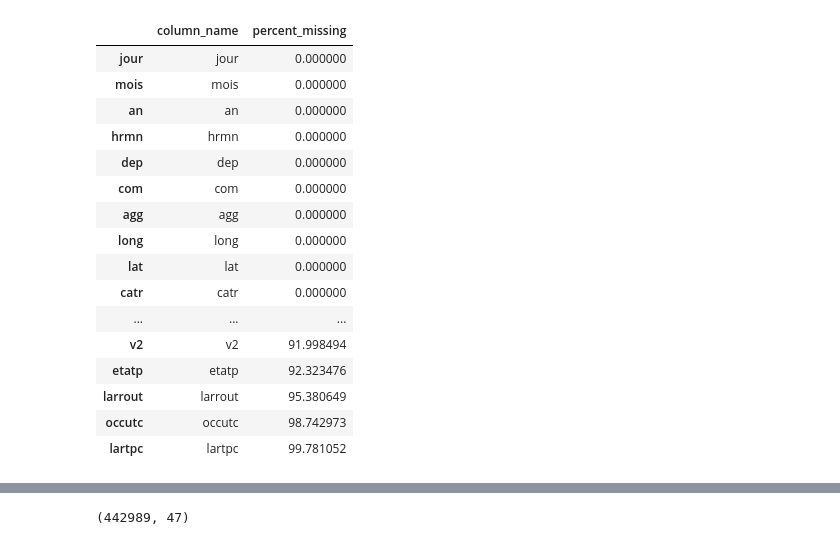
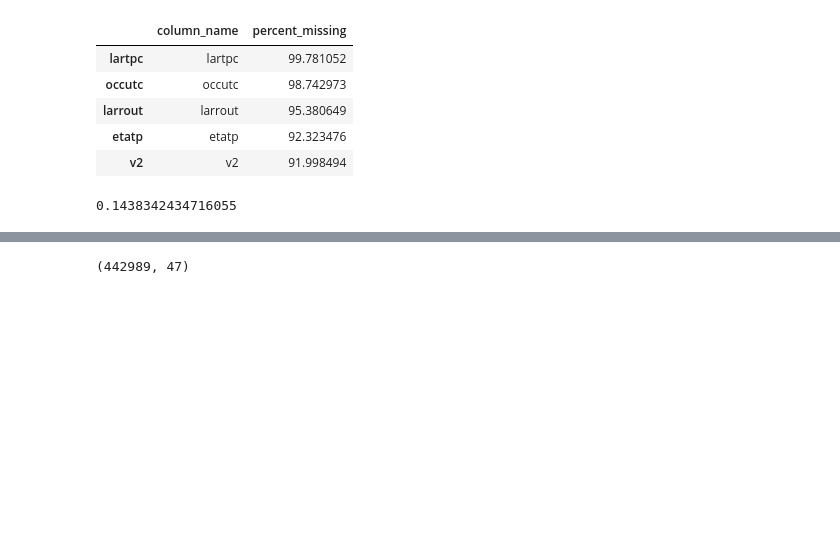
Before and after one commit to karatruc/Streamlit, a Jupyter notebook: Notebooks/Preprocessing/1.Traitements_Donnees.ipynb, the cells around one changed output, grey strips where cells are left out. Cells and saved outputs as stored; diff of their text form; code cells hidden in the pictures; blank space fills up the shorter version.

```diff
--- a/Notebooks/Preprocessing/1.Traitements_Donnees.ipynb
+++ b/Notebooks/Preprocessing/1.Traitements_Donnees.ipynb
@@ -4,5 +6,8 @@ import numpy as np
 import matplotlib.pyplot as plt
 import seaborn as sns
 from scipy.stats import chi2_contingency
+# %%
+# repertoire (relatif) des ficheirs de données
+data_path = '../../Data'
 # %%
 #chargement des nomenclatures
@@ -13,19 +20,19 @@ variables = pd.read_csv('variables.csv', sep=';', index_col = ['variable'])
 # %%
 #chargement des données
 annees = [str(x) for x in np.arange(2019,2023)]
-#fichiers = ['caracteristiques', 'lieux', 'usagers','vehicules']
+
 carac = pd.DataFrame()
 lieux = pd.DataFrame()
 usagers = pd.DataFrame()
 vehicules = pd.DataFrame()
 for annee in annees :
-    carac = pd.concat([carac, pd.read_csv(f"../Data/caracteristiques-{annee}.csv", sep=';')])
-    lieux = pd.concat([lieux, pd.read_csv(f"../Data/lieux-{annee}.csv", sep=';')])
-    usagers = pd.concat([usagers, pd.read_csv(f"../Data/usagers-{annee}.csv", sep=';')])
-    vehicules = pd.concat([vehicules, pd.read_csv(f"../Data/vehicules-{annee}.csv", sep=';')])
+    carac = pd.concat([carac, pd.read_csv("{}/caracteristiques-{}.csv".format(data_path, annee), sep=';', dtype=object)])
+    lieux = pd.concat([lieux, pd.read_csv("{}/lieux-{}.csv".format(data_path, annee), sep=';', dtype=object)])
+    usagers = pd.concat([usagers, pd.read_csv("{}/usagers-{}.csv".format(data_path, annee), dtype=object,sep=';')])
+    vehicules = pd.concat([vehicules, pd.read_csv("{}/vehicules-{}.csv".format(data_path, annee), sep=';', dtype=object)])
 # %%
 #correction identifiant accident
-carac['Num_Acc'].fillna(carac['Accident_Id'], inplace=True)
+carac['Num_Acc'] = carac['Num_Acc'].fillna(carac['Accident_Id'])
 carac = carac.drop('Accident_Id', axis = 1)
 
 #jointure carac-lieux
@@ -60,24 +61,13 @@ for i in range(1,10) :
 
 df = df.drop(['secu1','secu2','secu3'], axis = 1)
 # %%
-pd.DataFrame({'column_name': df.columns,'percent_missing': df.isnull().sum() * 100 / len(df)}).sort_values('percent_missing')
+pd.DataFrame({'column_name': df.columns,'percent_missing': df.isnull().sum() * 100 / len(df)}).sort_values('percent_missing', ascending=False).head(5)
 # %% [output]
 |  | column_name | percent_missing |
-| jour | jour | 0.000000 |
-| mois | mois | 0.000000 |
-| an | an | 0.000000 |
-| hrmn | hrmn | 0.000000 |
-| dep | dep | 0.000000 |
-| com | com | 0.000000 |
-| agg | agg | 0.000000 |
-| long | long | 0.000000 |
-| lat | lat | 0.000000 |
-| catr | catr | 0.000000 |
-| ... | ... | ... |
+| lartpc | lartpc | 99.781052 |
+| occutc | occutc | 98.742973 |
+| larrout | larrout | 95.380649 |
+| etatp | etatp | 92.323476 |
 | v2 | v2 | 91.998494 |
-| etatp | etatp | 92.323476 |
-| larrout | larrout | 95.380649 |
-| occutc | occutc | 98.742973 |
-| lartpc | lartpc | 99.781052 |
 # %%
 #elimination des colonnes avec plus de 25% de valeurs manquantes
@@ -93 +84,5 @@ df.drop(['voie','v1'], axis = 1, inplace=True)
+# %%
+df.isna().sum(axis = 1).sum()/len(df)
+# %% [output]
+0.1438342434716055
 # %%
```
Also changed, not shown: parts of 38 cells of this notebook, 1 other file.
